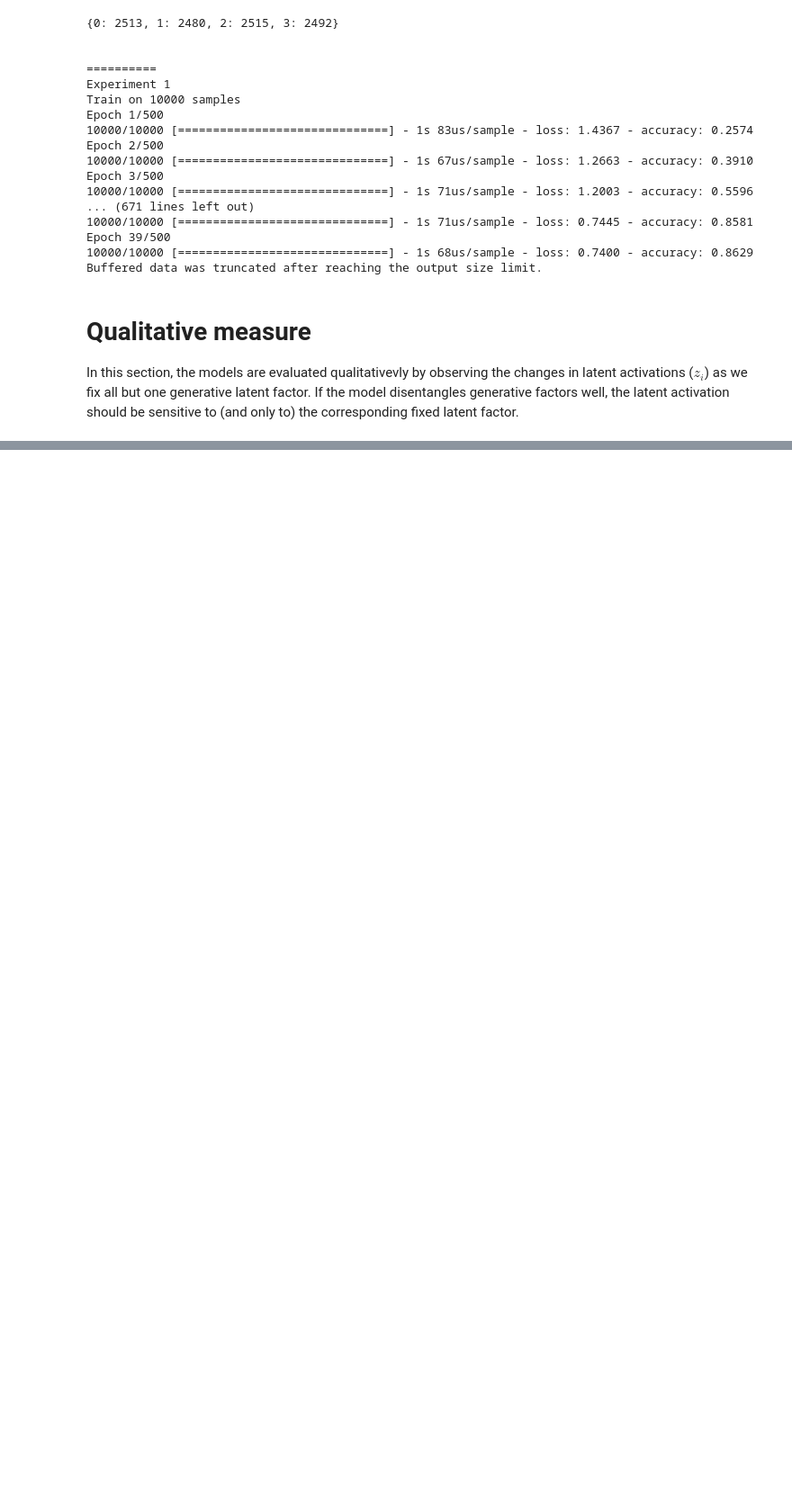
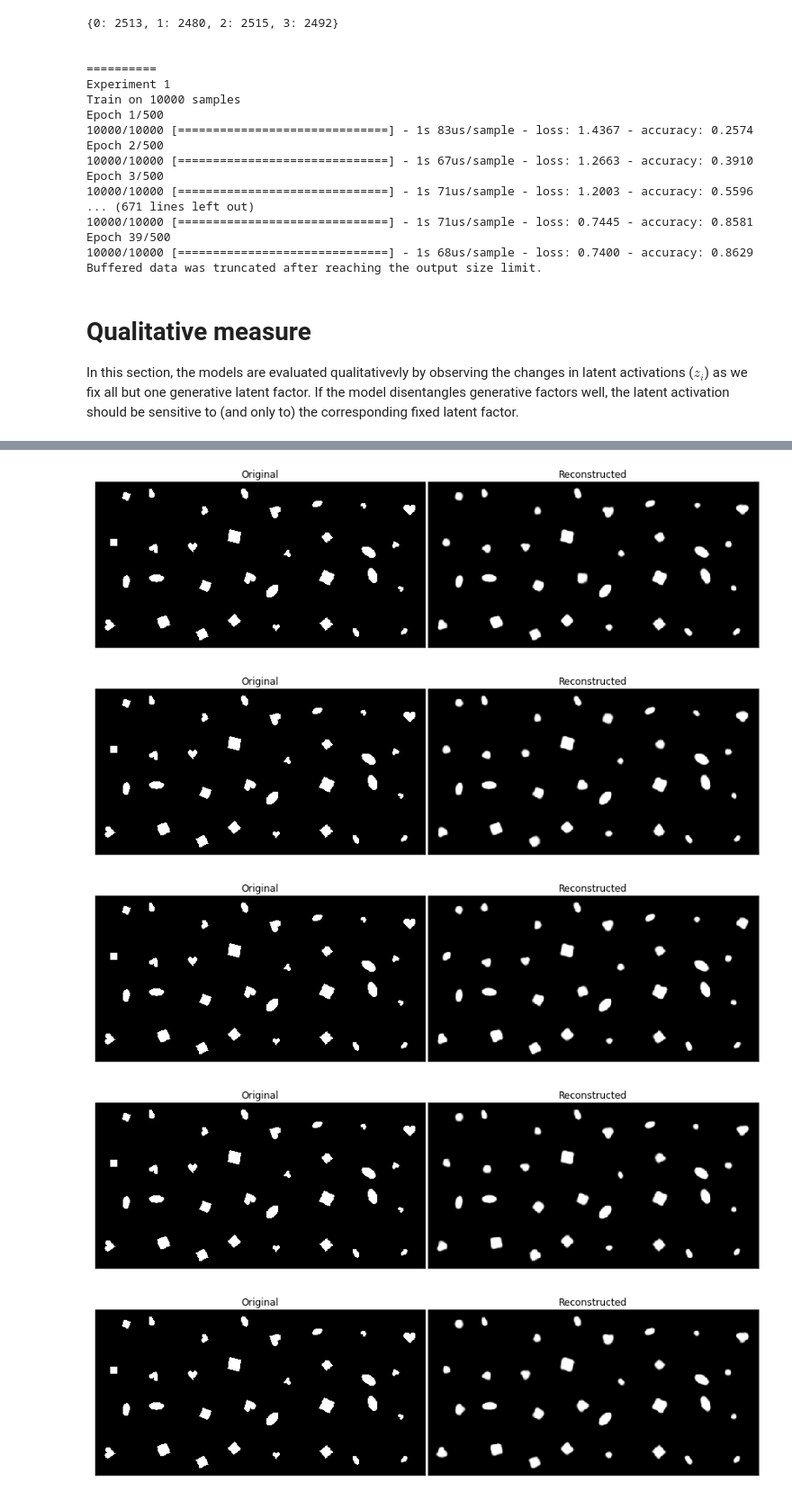
Before and after one commit to maddyflash/betaVAE, a Jupyter notebook: dSprites_benchmark/beta_finder.ipynb, the cells around one changed output, grey strips where cells are left out. Shown at 90% size. Cells and saved outputs as stored; diff of their text form; code cells hidden in the pictures; blank space fills up the shorter version.

```diff
--- a/dSprites_benchmark/beta_finder.ipynb
+++ b/dSprites_benchmark/beta_finder.ipynb
@@ -967,0 +982,25 @@ plt.savefig("beta_search.png")
+# %%
+vae5_template_name = "vae5_rep_{}_weights_0-100e_550ktr_rep_2.h5"
+vae5s = []
+
+for i in range(1, 6):
+    vae = VAE(LATENT_DIM)
+    vae.load_weights(vae5_template_name.format(i))
+    vae5s.append(vae)
+# %%
+# simple sanity check
+for i in range(5):
+    z, *_ = vae5s[i].encode(test_batch)
+    fig = plt.figure(figsize=(15, 15))
+    ax1 = fig.add_subplot(121)
+    ax2 = fig.add_subplot(122)
+    imshow(make_grid(test_batch), title='Original', ax=ax1)
+    imshow(make_grid(tf.nn.sigmoid(vae5s[i].decode(z)).numpy()), title='Reconstructed', ax=ax2)
+    fig.subplots_adjust(wspace=0.01)
+    plt.show()
+# %% [output]
+[figure, added]
+[figure, added]
+[figure, added]
+[figure, added]
+[figure, added]
```
Also changed, not shown: parts of 14 cells of this notebook, 16 other files.
